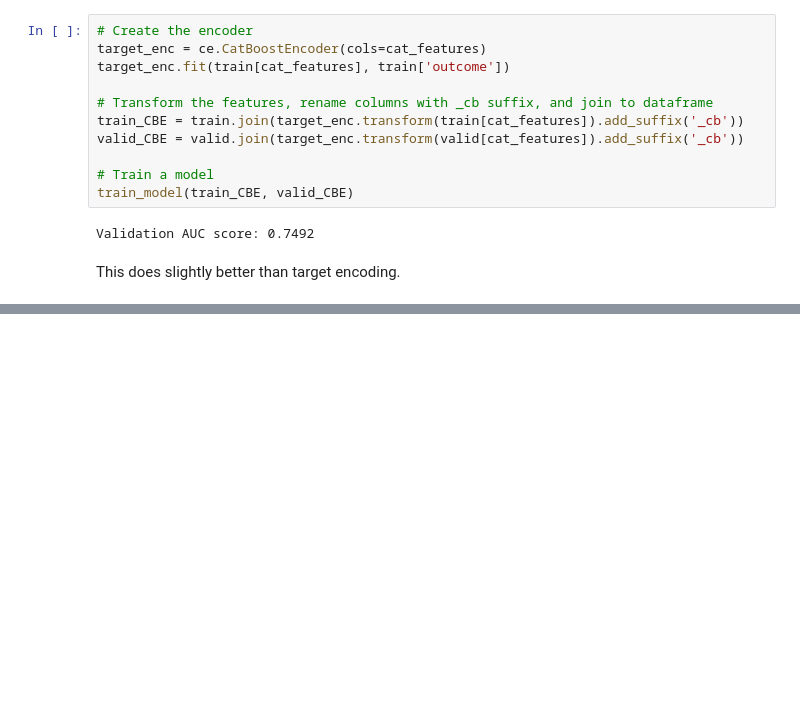
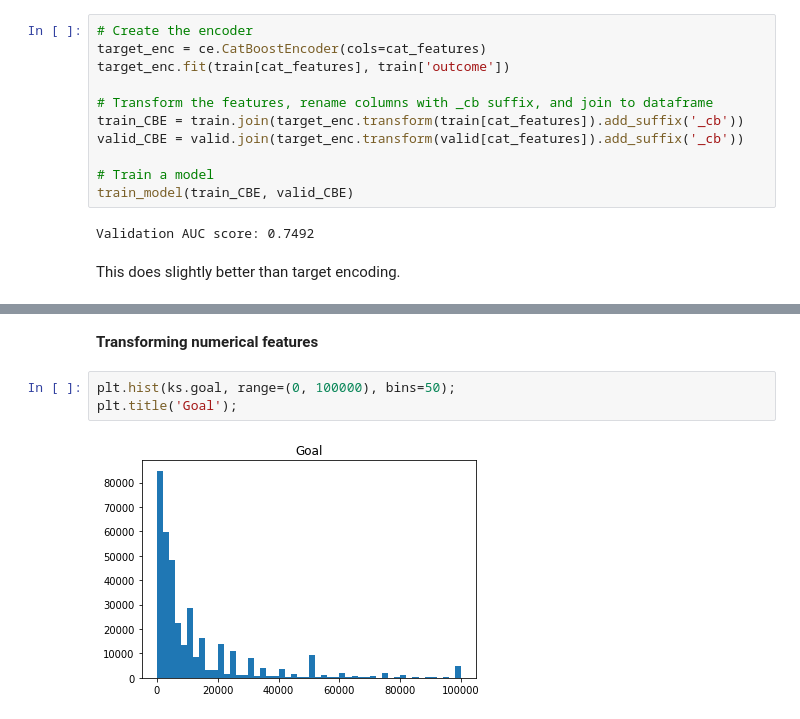
Before and after one commit to subhayuroy/KickStarter, a Jupyter notebook: KickStarter.ipynb, the cells around one changed output, grey strips where cells are left out. Saved outputs shown, nothing was run; the diff lists cells and outputs as text; blank space fills up the shorter version.

```diff
--- a/KickStarter.ipynb
+++ b/KickStarter.ipynb
@@ -238,0 +430,7 @@ This does slightly better than target encoding.
+# %% [markdown]
+**Transforming numerical features**
+# %%
+plt.hist(ks.goal, range=(0, 100000), bins=50);
+plt.title('Goal');
+# %% [output]
+[figure, added]
```
Also changed, not shown: parts of 17 cells of this notebook.
